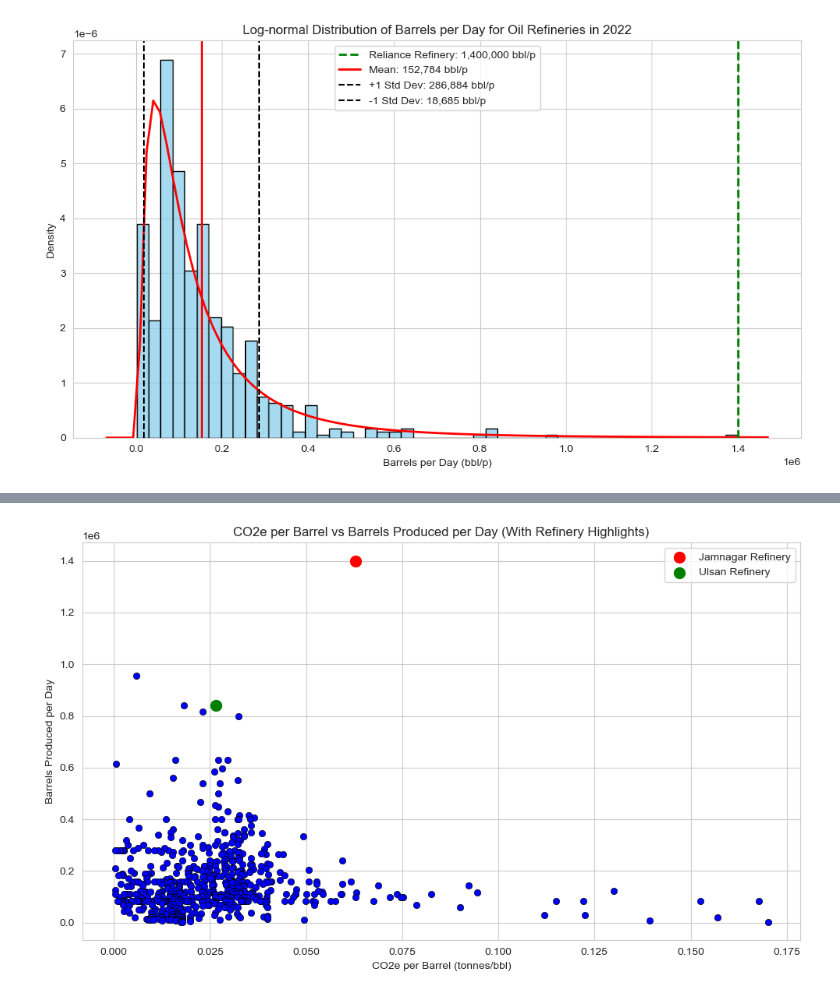
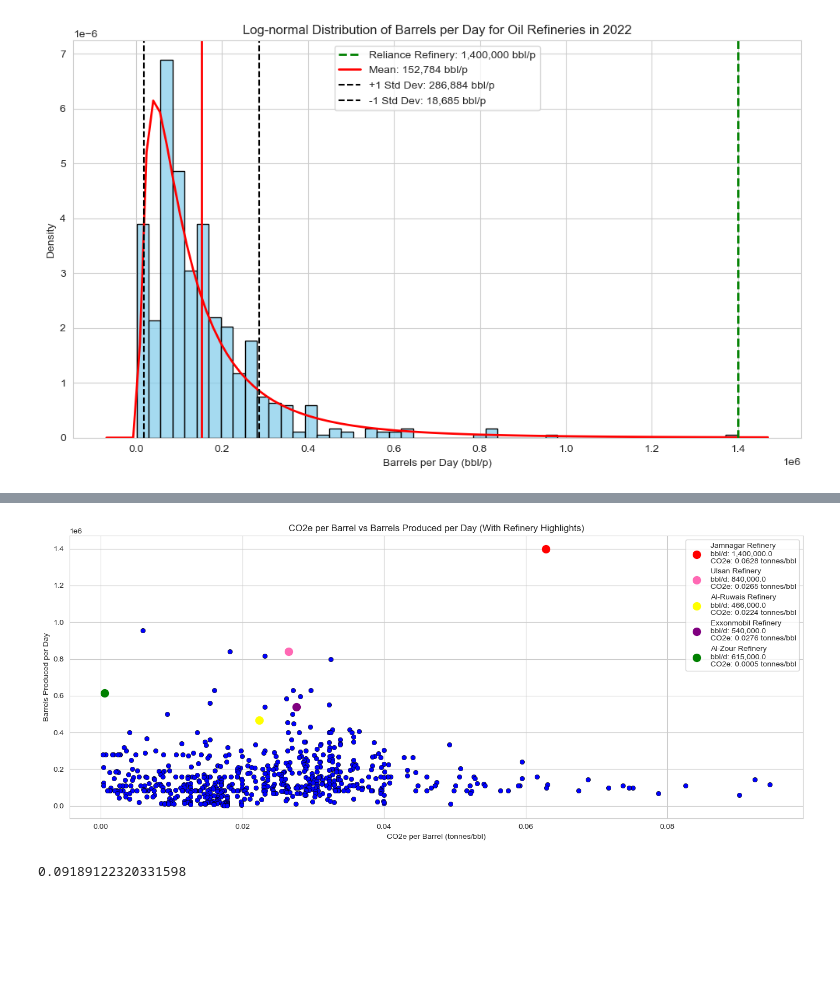
Before and after one commit to Matthew1172/Global-Eco-MT, a Jupyter notebook: main.ipynb, the cells around one changed output, grey strips where cells are left out. Drawn from its saved outputs; the diff is of its cells as text; code cells hidden in the pictures; blank space fills up the shorter version.

```diff
--- a/main.ipynb
+++ b/main.ipynb
@@ -776,42 +846,71 @@ plt.show()
 # %%
 # Assuming oil_ref_df is your dataframe
 
-# Filter the data to exclude entries where Pollution_per_barrel is higher than 0.2 tonnes
-filtered_df = oil_ref_df[oil_ref_df['Pollution_per_barrel'] <= 0.2]
+# Filter the data to exclude entries where Pollution_per_barrel is higher than 0.1 tonnes
+filtered_df = oil_ref_df[oil_ref_df['Pollution_per_barrel'] <= 0.1]
 
 # Find the Pollution_per_barrel and Barrels per Day for 'RPL (Reliance Petroleum Limited) Jamnagar Refinery'
 reliance_refinery = filtered_df[filtered_df['Name'] == 'RPL (Reliance Petroleum Limited) Jamnagar Refinery']
 reliance_pollution = reliance_refinery['Pollution_per_barrel'].values[0]
 reliance_bbl_per_day = reliance_refinery['Barrels per Day'].values[0]
 
 # Find the Pollution_per_barrel and Barrels per Day for 'SK Corp Ulsan Refinery'
 ulsan_refinery = filtered_df[filtered_df['Name'] == 'SK Corp Ulsan Refinery']
 ulsan_pollution = ulsan_refinery['Pollution_per_barrel'].values[0]
 ulsan_bbl_per_day = ulsan_refinery['Barrels per Day'].values[0]
 
+# Find the Pollution_per_barrel and Barrels per Day for 'Abu Dhabi Oil Refining Company Al-Ruwais Refinery'
+ruwais_refinery = filtered_df[filtered_df['Name'] == 'KNPC Mina Al-Ahmadi Refinery']
+ruwais_pollution = ruwais_refinery['Pollution_per_barrel'].values[0]
+ruwais_bbl_per_day = ruwais_refinery['Barrels per Day'].values[0]
+
+#Exxonmobil Refining & Supply Co Baton Rouge
+exxonmobil = filtered_df[filtered_df['Name'] == 'Exxonmobil Refining & Supply Co Baton Rouge']
+exxonmobil_pollution = exxonmobil['Pollution_per_barrel'].values[0]
+exxonmobil_bbl_per_day = exxonmobil['Barrels per Day'].values[0]
+
+#KIPIC
+kipic = filtered_df[filtered_df['Name'] == 'KIPIC Al-Zour Refinery']
+kipic_pollution = kipic['Pollution_per_barrel'].values[0]
+kipic_bbl_per_day = kipic['Barrels per Day'].values[0]
+
 # Scatter plot for Pollution_per_barrel vs Barrels per Day
-plt.figure(figsize=(10, 6))
+plt.figure(figsize=(14, 6))
 sns.set_style('whitegrid')
 
 # Plot scatter plot of Pollution_per_barrel vs Barrels per Day
 sns.scatterplot(x=filtered_df['Pollution_per_barrel'], y=filtered_df['Barrels per Day'], color='blue', edgecolor='black')
 
-# Add a red point for 'RPL (Reliance Petroleum Limited) Jamnagar Refinery'
-plt.scatter(reliance_pollution, reliance_bbl_per_day, color='red', s=100, label='Jamnagar Refinery')
+# Add a red point for 'RPL (Reliance Petroleum Limited) Jamnagar Refinery' with values in label
+plt.scatter(reliance_pollution, reliance_bbl_per_day, color='red', s=100,
+            label=f'Jamnagar Refinery\nbbl/d: {reliance_bbl_per_day:,}\nCO2e: {reliance_pollution:.4f} tonnes/bbl')
 
-# Add a pink point for 'SK Corp Ulsan Refinery'
-plt.scatter(ulsan_pollution, ulsan_bbl_per_day, color='green', s=100, label='Ulsan Refinery')
+# Add a green point for 'SK Corp Ulsan Refinery' with values in label
+plt.scatter(ulsan_pollution, ulsan_bbl_per_day, color='hotpink', s=100,
+            label=f'Ulsan Refinery\nbbl/d: {ulsan_bbl_per_day:,}\nCO2e: {ulsan_pollution:.4f} tonnes/bbl')
+
+# Add a blue point for 'Abu Dhabi Oil Refining Company Al-Ruwais Refinery' with values in label
+plt.scatter(ruwais_pollution, ruwais_bbl_per_day, color='yellow', s=100,
+            label=f'Al-Ruwais Refinery\nbbl/d: {ruwais_bbl_per_day:,}\nCO2e: {ruwais_pollution:.4f} tonnes/bbl')
+
+# Add a purple point for 'Exxonmobil Refining & Supply Co Baton Rouge' with values in label
+plt.scatter(exxonmobil_pollution, exxonmobil_bbl_per_day, color='purple', s=100,
+            label=f'Exxonmobil Refinery\nbbl/d: {exxonmobil_bbl_per_day:,}\nCO2e: {exxonmobil_pollution:.4f} tonnes/bbl')
+
+# Add a green point for 'KIPIC Al-Zour Refinery' with values in label
+plt.scatter(kipic_pollution, kipic_bbl_per_day, color='green', s=100,
+            label=f'Al-Zour Refinery\nbbl/d: {kipic_bbl_per_day:,}\nCO2e: {kipic_pollution:.4f} tonnes/bbl')
 
 # Add labels and title
 plt.title('CO2e per Barrel vs Barrels Produced per Day (With Refinery Highlights)')
 plt.xlabel('CO2e per Barrel (tonnes/bbl)')
 plt.ylabel('Barrels Produced per Day')
 
 # Add a legend
 plt.legend()
 
 # Display the plot
 plt.tight_layout()
 plt.show()
 # %% [output]
-[figure, old version]
+[figure, new version]
@@ -817,0 +941,7 @@ plt.show()
+# %%
+
+# Filter the data to exclude entries where Pollution_per_barrel is higher than 0.2 tonnes
+filtered_df = oil_ref_df[oil_ref_df['Pollution_per_barrel'] <= 0.1]
+filtered_df['Barrels per Day'].corr(filtered_df['Pollution_per_barrel'])
+# %% [output]
+0.09189122320331598
```
Also changed, not shown: parts of 5 cells of this notebook.
